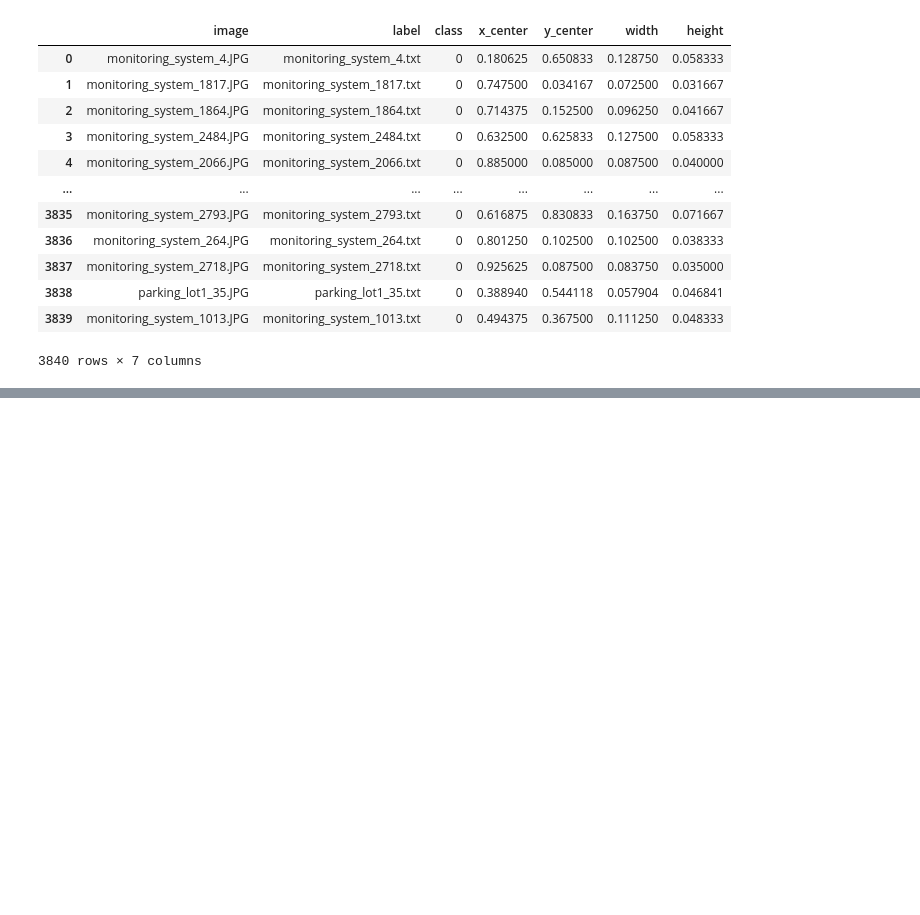
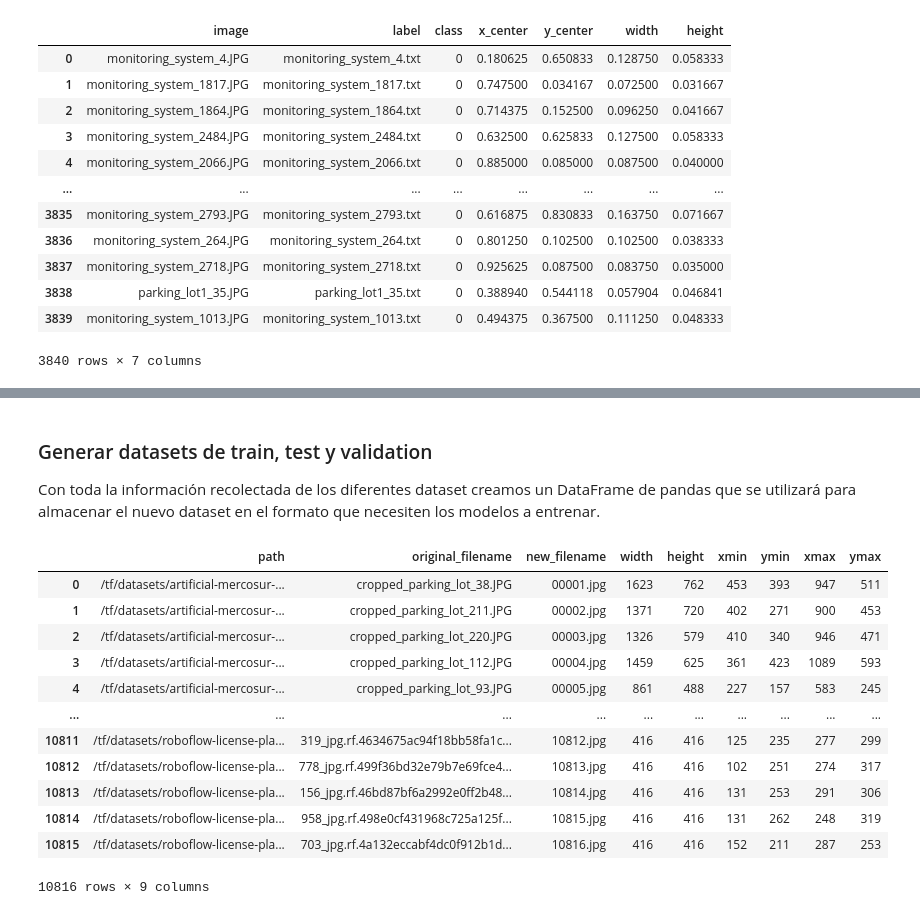
Before and after one commit to achurichi/CEIA, a Jupyter notebook: computer-vision-2/tp-final/dataset-processing.ipynb, the cells around one changed output, grey strips where cells are left out. Saved outputs shown, nothing was run; the diff lists cells and outputs as text; code cells hidden in the pictures; blank space fills up the shorter version.

Commit message:
Add more datasets

```diff
--- a/computer-vision-2/tp-final/dataset-processing.ipynb
+++ b/computer-vision-2/tp-final/dataset-processing.ipynb
@@ -92,3 +146,0 @@ for i in range(len(mercosur_df)):
-# %%
-img = load_image(MERCOSUR_PATHS["images"], "cropped_parking_lot_1.JPG")
-cv2.imwrite(os.path.join(FINAL_DS_IMAGES_PATH, "test.jpg"), img)
@@ -96,0 +219,5 @@ True
+# %%
+MOTORCYCLE_PATHS = {
+    "annotations": os.path.join(DS_PATHS["motorcycle"], "annotations"),
+    "images": os.path.join(DS_PATHS["motorcycle"], "images"),
+}
@@ -96,0 +384,22 @@ True
+# %%
+TRAIN_PATH = os.path.join(DS_PATHS["roboflow2"], "train")
+TEST_PATH = os.path.join(DS_PATHS["roboflow2"], "test")
+VALID_PATH = os.path.join(DS_PATHS["roboflow2"], "valid")
+
+ROBOFLOW2_PATHS = {
+    "train": {
+        "images": TRAIN_PATH,
+        "dataset": os.path.join(TRAIN_PATH, "_annotations.csv"),
+    },
+    "test": {
+        "images": TEST_PATH,
+        "dataset": os.path.join(TEST_PATH, "_annotations.csv"),
+    },
+    "valid": {
+        "images": VALID_PATH,
+        "dataset": os.path.join(VALID_PATH, "_annotations.csv"),
+    },
+}
+
+roboflow2_train_df = pd.read_csv(ROBOFLOW2_PATHS["train"]["dataset"])
+roboflow2_train_df
@@ -96,0 +473,33 @@ True
+# %% [markdown]
+### Generar datasets de train, test y validation
+
+Con toda la información recolectada de los diferentes dataset creamos un DataFrame de pandas que se utilizará para almacenar el nuevo dataset en el formato que necesiten los modelos a entrenar.
+# %%
+columns = [
+    "path",
+    "original_filename",
+    "new_filename",
+    "width",
+    "height",
+    "xmin",
+    "ymin",
+    "xmax",
+    "ymax",
+]
+
+df = pd.DataFrame(files_annotations, columns=columns)
+df
+# %% [output]
+|  | path | original_filename | new_filename | width | height | xmin | ymin | xmax | ymax |
+| 0 | /tf/datasets/artificial-mercosur-... | cropped_parking_lot_38.JPG | 00001.jpg | 1623 | 762 | 453 | 393 | 947 | 511 |
+| 1 | /tf/datasets/artificial-mercosur-... | cropped_parking_lot_211.JPG | 00002.jpg | 1371 | 720 | 402 | 271 | 900 | 453 |
+| 2 | /tf/datasets/artificial-mercosur-... | cropped_parking_lot_220.JPG | 00003.jpg | 1326 | 579 | 410 | 340 | 946 | 471 |
+| 3 | /tf/datasets/artificial-mercosur-... | cropped_parking_lot_112.JPG | 00004.jpg | 1459 | 625 | 361 | 423 | 1089 | 593 |
+| 4 | /tf/datasets/artificial-mercosur-... | cropped_parking_lot_93.JPG | 00005.jpg | 861 | 488 | 227 | 157 | 583 | 245 |
+| ... | ... | ... | ... | ... | ... | ... | ... | ... | ... |
+| 10811 | /tf/datasets/roboflow-license-pla... | 319_jpg.rf.4634675ac94f18bb58fa1c... | 10812.jpg | 416 | 416 | 125 | 235 | 277 | 299 |
+| 10812 | /tf/datasets/roboflow-license-pla... | 778_jpg.rf.499f36bd32e79b7e69fce4... | 10813.jpg | 416 | 416 | 102 | 251 | 274 | 317 |
+| 10813 | /tf/datasets/roboflow-license-pla... | 156_jpg.rf.46bd87bf6a2992e0ff2b48... | 10814.jpg | 416 | 416 | 131 | 253 | 291 | 306 |
+| 10814 | /tf/datasets/roboflow-license-pla... | 958_jpg.rf.498e0cf431968c725a125f... | 10815.jpg | 416 | 416 | 131 | 262 | 248 | 319 |
+| 10815 | /tf/datasets/roboflow-license-pla... | 703_jpg.rf.4a132eccabf4dc0f912b1d... | 10816.jpg | 416 | 416 | 152 | 211 | 287 | 253 |
+10816 rows × 9 columns
```
Also changed, not shown: parts of 27 cells of this notebook, 1 other file.
